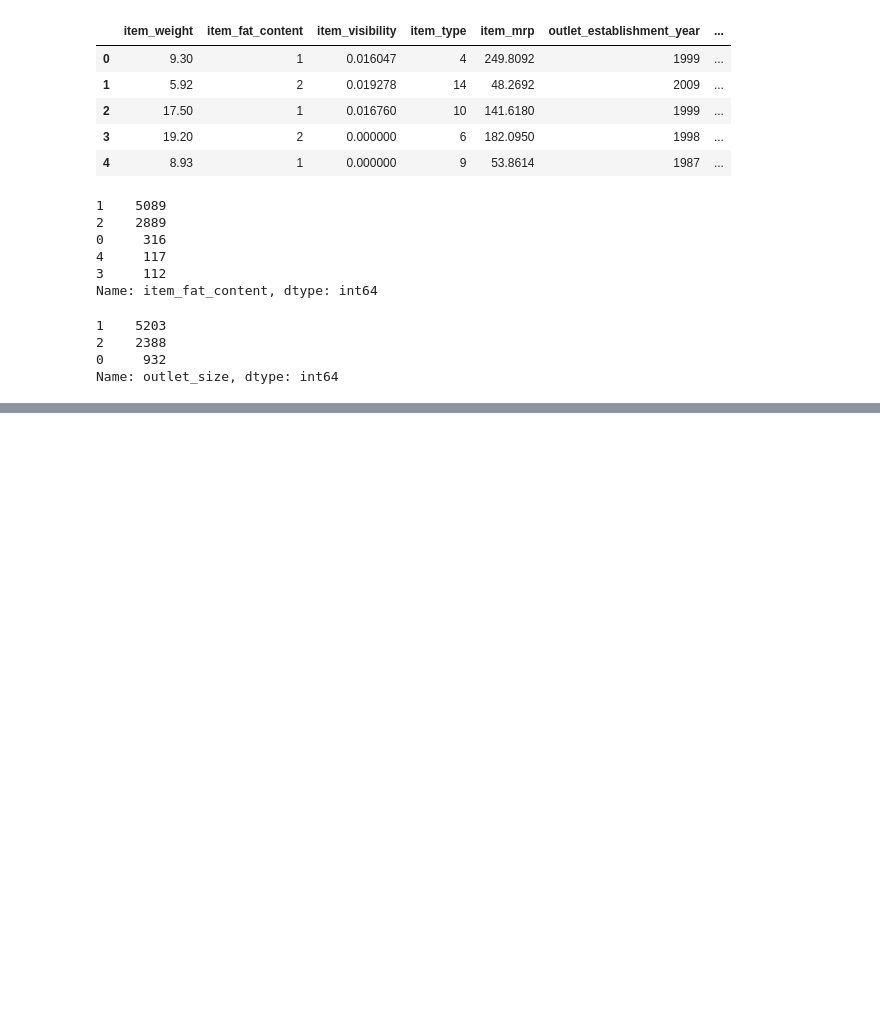
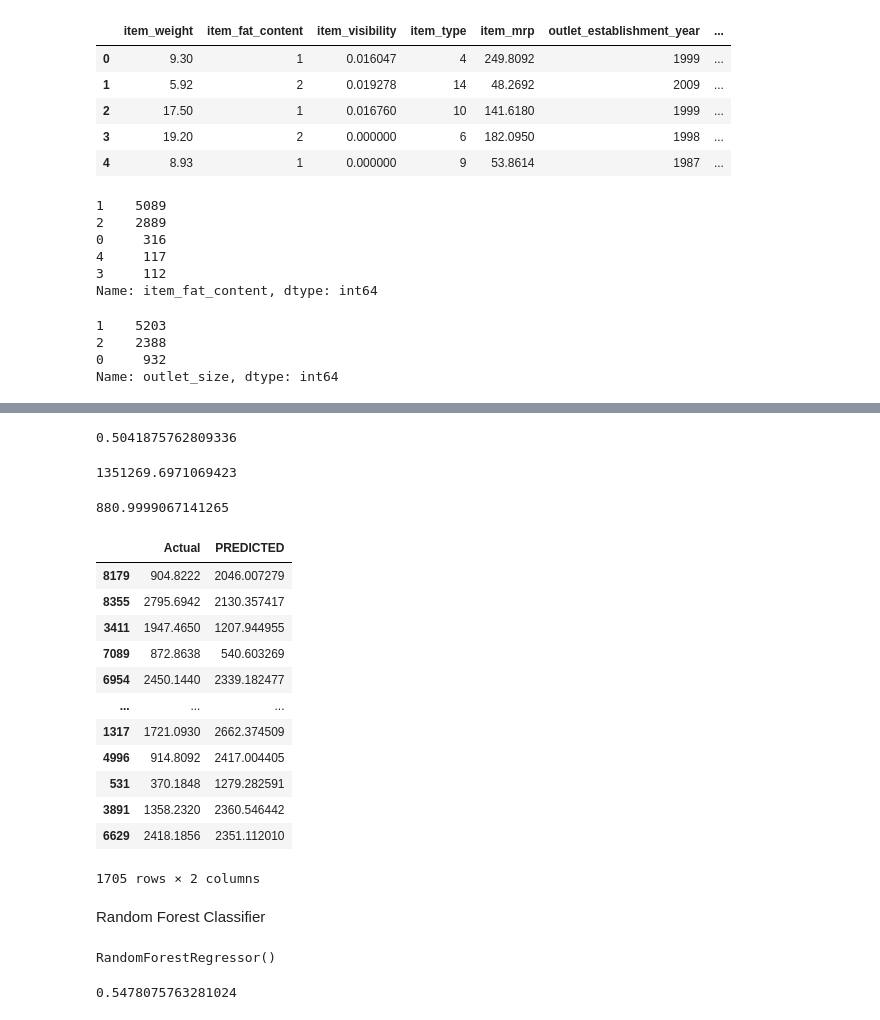
Before and after one commit to ayeshafirdose31/BigMart-Sales-Prediction, a Jupyter notebook: BigMartSales.ipynb, the cells around one changed output, grey strips where cells are left out. Saved outputs shown, nothing was run; the diff lists cells and outputs as text; code cells hidden in the pictures; blank space fills up the shorter version.

```diff
--- a/BigMartSales.ipynb
+++ b/BigMartSales.ipynb
@@ -325,0 +410,5 @@ Name: outlet_size, dtype: int64
+# %%
+from sklearn.linear_model import LinearRegression
+lr=LinearRegression()
+# %%
+lr.fit(X_train_std,Y_train)
@@ -325,0 +417,2 @@ Name: outlet_size, dtype: int64
+# %%
+Y_pred_lr=lr.predict(X_test_std)
@@ -325,0 +436,40 @@ Name: outlet_size, dtype: int64
+# %%
+r2_score(Y_test,Y_pred_lr)
+# %% [output]
+0.5041875762809336
+# %%
+mean_squared_error(Y_test,Y_pred_lr)
+# %% [output]
+1351269.6971069423
+# %%
+mean_absolute_error(Y_test,Y_pred_lr)
+# %% [output]
+880.9999067141265
+# %%
+df=pd.DataFrame({"Actual":Y_test,"PREDICTED":Y_pred_lr})
+# %%
+df
+# %% [output]
+|  | Actual | PREDICTED |
+| 8179 | 904.8222 | 2046.007279 |
+| 8355 | 2795.6942 | 2130.357417 |
+| 3411 | 1947.4650 | 1207.944955 |
+| 7089 | 872.8638 | 540.603269 |
+| 6954 | 2450.1440 | 2339.182477 |
+| ... | ... | ... |
+| 1317 | 1721.0930 | 2662.374509 |
+| 4996 | 914.8092 | 2417.004405 |
+| 531 | 370.1848 | 1279.282591 |
+| 3891 | 1358.2320 | 2360.546442 |
+| 6629 | 2418.1856 | 2351.112010 |
+1705 rows × 2 columns
+# %% [markdown]
+Random Forest Classifier
+# %%
+from sklearn.ensemble import RandomForestRegressor
+from sklearn.model_selection import train_test_split
+from sklearn.metrics import accuracy_score
+rf=RandomForestRegressor()
+rf.fit(X_train,Y_train)
+# %% [output]
+RandomForestRegressor()
@@ -325,0 +478,4 @@ Name: outlet_size, dtype: int64
+# %%
+r2_score(Y_test,y_pred)
+# %% [output]
+0.5478075763281024
```
Also changed, not shown: parts of 20 cells of this notebook.
